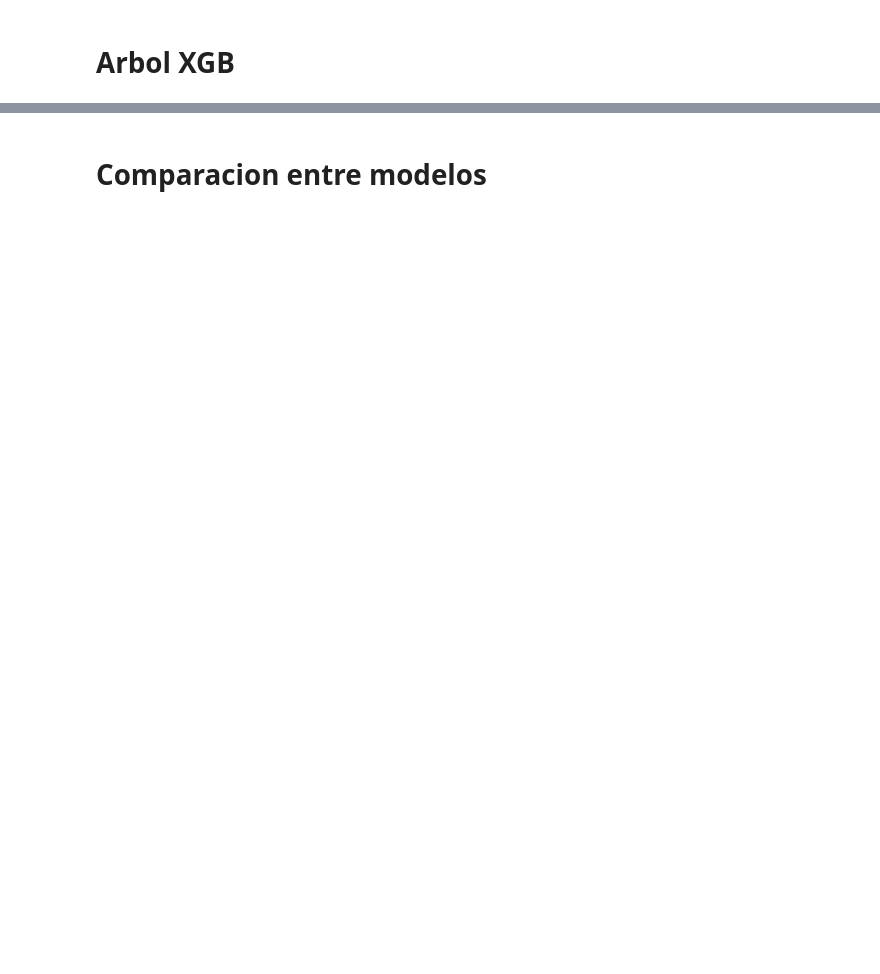
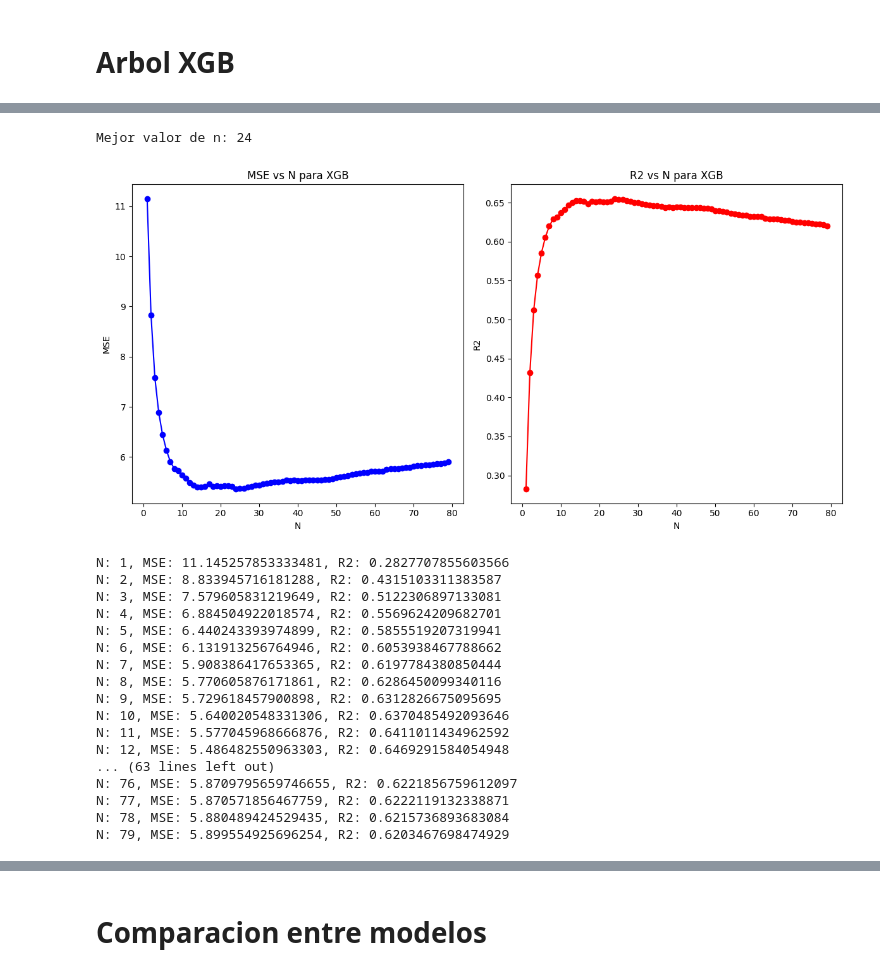
Before and after one commit to MatiasdeBuren/Final-Modelos-y-Simulacion, a Jupyter notebook: modelosFinal.ipynb, the cells around one changed output, grey strips where cells are left out. Saved outputs shown, nothing was run; the diff lists cells and outputs as text; code cells hidden in the pictures; blank space fills up the shorter version.

```diff
--- a/modelosFinal.ipynb
+++ b/modelosFinal.ipynb
@@ -423,0 +558,13 @@ R2: 0.6286239488970211
+# %%
+x_train = X[:int(0.8*len(X))]
+x_test = X[int(0.8*len(X)):]
+y_train = y[:int(0.8*len(y))]
+y_test = y[int(0.8*len(y)):]
+
+RFTBestCV = RandomForestRegressor(max_depth=20, min_samples_leaf=4, min_samples_split=2, n_estimators=200)
+RFTBestCV.fit(x_train, y_train)
+predictions = RFTBestCV.predict(x_test)
+RFTBestCVMSE = mean_squared_error(y_test, predictions)
+RFTBestCVR2 = r2_score(y_test, predictions)
+print('MSE:', RFTBestCVMSE)
+print('R2:', RFTBestCVR2)
@@ -425,0 +578,67 @@ R2: 0.6286239488970211
+# %%
+x_train, x_test, y_train, y_test = train_test_split(X, y, test_size=0.2, random_state=42)
+
+def findBestN(X, y, n_values):
+    mse_scores = []
+    r2_scores = []
+    for n in n_values:
+        model = xgb.XGBRegressor(objective="reg:squarederror", n_estimators=n)
+        model.fit(x_train, y_train)
+        predictions = model.predict(x_test)
+        mse = mean_squared_error(y_test, predictions)
+        r2 = r2_score(y_test, predictions)
+        mse_scores.append(mse)
+        r2_scores.append(r2)
+
+    best_n = n_values[np.argmin(mse_scores)]
+    return best_n, mse_scores, r2_scores
+
+n_values = np.arange(1, 80, 1)
+best_n, mse_scores, r2_scores  = findBestN(X, y, n_values)
+print(f'Mejor valor de n: {best_n}')
+
+import matplotlib.pyplot as plt
+
+# Crear los subgráficos
+fig, (ax1, ax2) = plt.subplots(1, 2, figsize=(12, 6))
+
+# Graficar MSE en el primer subgráfico
+ax1.plot(n_values, mse_scores, marker='o', color='b')
+ax1.set_xlabel('N')
+ax1.set_ylabel('MSE')
+ax1.set_title('MSE vs N para XGB')
+
+# Graficar R2 en el segundo subgráfico
+ax2.plot(n_values, r2_scores, marker='o', color='r')
+ax2.set_xlabel('N')
+ax2.set_ylabel('R2')
+ax2.set_title('R2 vs N para XGB')
+
+# Mostrar los gráficos
+plt.tight_layout()
+plt.show()
+
+
+
+for i in range(len(mse_scores)):
+    print(f'N: {n_values[i]}, MSE: {mse_scores[i]}, R2: {r2_scores[i]}')
+# %% [output]
+Mejor valor de n: 24
+[figure, added]
+N: 1, MSE: 11.145257853333481, R2: 0.2827707855603566
+N: 2, MSE: 8.833945716181288, R2: 0.4315103311383587
+N: 3, MSE: 7.579605831219649, R2: 0.5122306897133081
+N: 4, MSE: 6.884504922018574, R2: 0.5569624209682701
+N: 5, MSE: 6.440243393974899, R2: 0.5855519207319941
+N: 6, MSE: 6.131913256764946, R2: 0.6053938467788662
+N: 7, MSE: 5.908386417653365, R2: 0.6197784380850444
+N: 8, MSE: 5.770605876171861, R2: 0.6286450099340116
+N: 9, MSE: 5.729618457900898, R2: 0.6312826675095695
+N: 10, MSE: 5.640020548331306, R2: 0.6370485492093646
+N: 11, MSE: 5.577045968666876, R2: 0.6411011434962592
+N: 12, MSE: 5.486482550963303, R2: 0.6469291584054948
+... (63 lines left out)
+N: 76, MSE: 5.8709795659746655, R2: 0.6221856759612097
+N: 77, MSE: 5.870571856467759, R2: 0.6222119132338871
+N: 78, MSE: 5.880489424529435, R2: 0.6215736893683084
+N: 79, MSE: 5.899554925696254, R2: 0.6203467698474929
```
Also changed, not shown: parts of 45 cells of this notebook.
